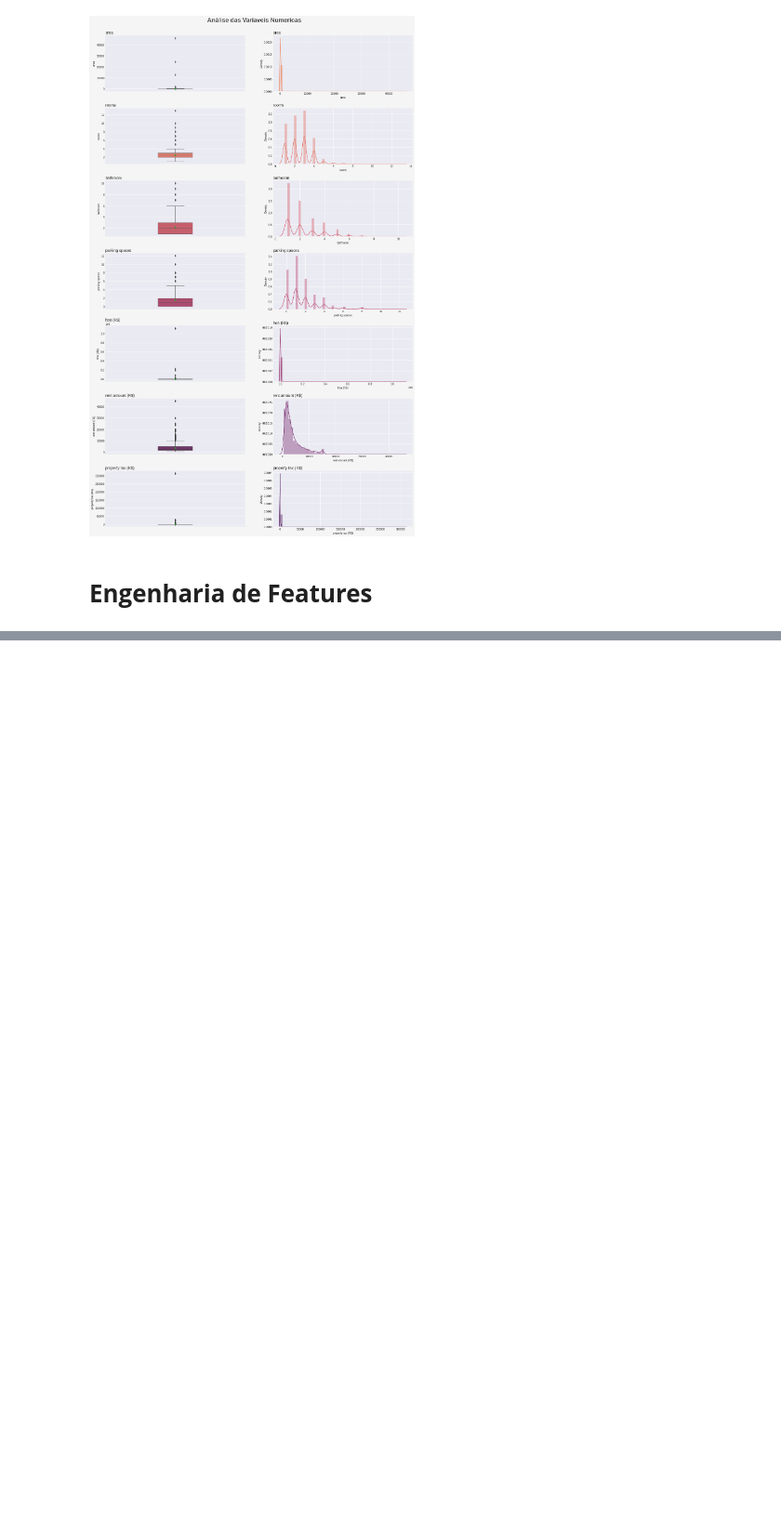
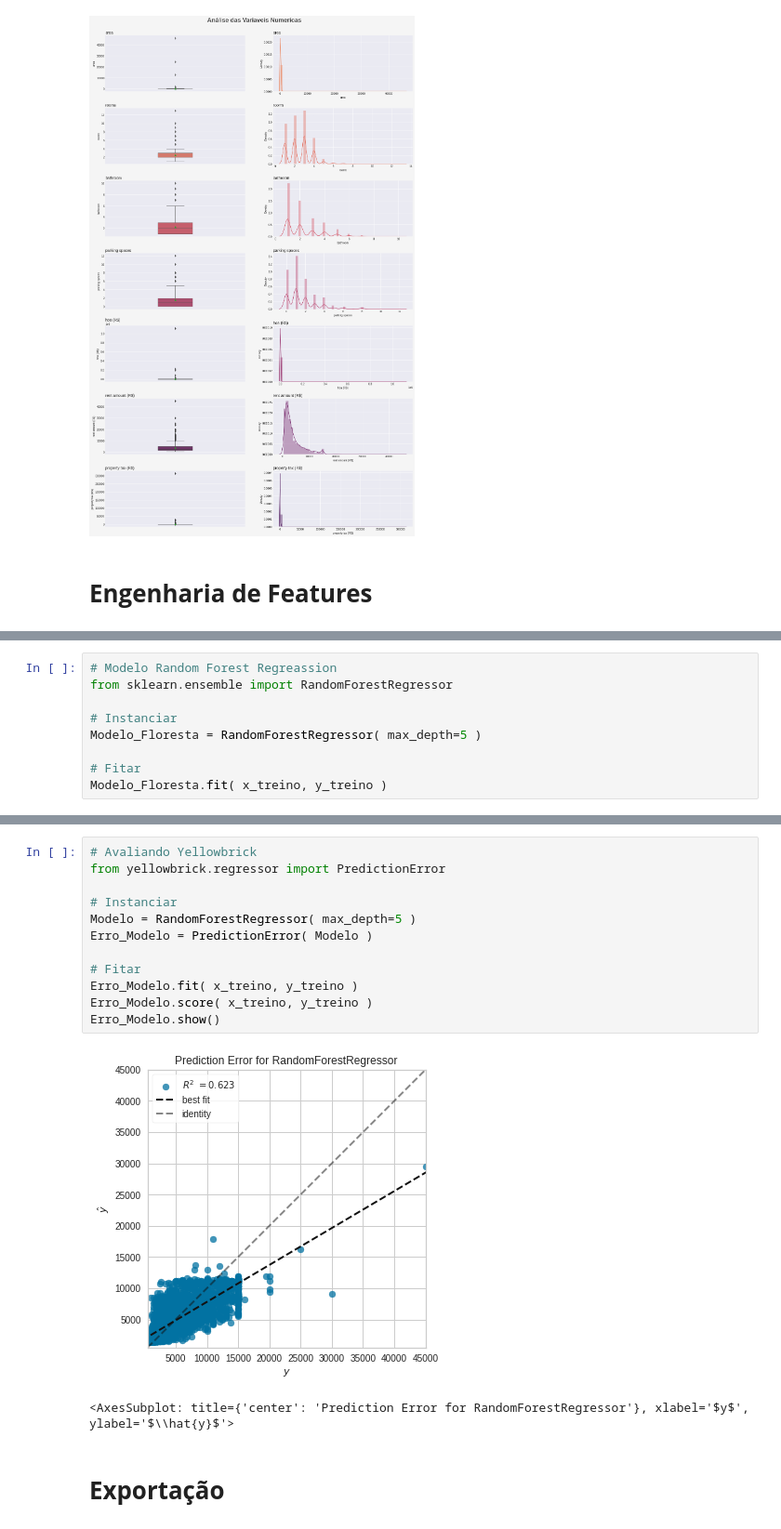
Before and after one commit to luizfernandopavanello/python_courses, a Jupyter notebook: Machine Learning/Projeto End-to-end | Curso Udemy.ipynb, the cells around one changed output, grey strips where cells are left out. Shown: that part at 93% size. Saved outputs shown, nothing was run; the diff lists cells and outputs as text; blank space fills up the shorter version.

```diff
--- a/Machine Learning/Projeto End-to-end | Curso Udemy.ipynb
+++ b/Machine Learning/Projeto End-to-end | Curso Udemy.ipynb
@@ -242,0 +411,9 @@ plt.subplots_adjust( top=0.95, hspace=0.3 )
+# %%
+# Modelo Random Forest Regreassion
+from sklearn.ensemble import RandomForestRegressor
+
+# Instanciar
+Modelo_Floresta = RandomForestRegressor( max_depth=5 )
+
+# Fitar
+Modelo_Floresta.fit( x_treino, y_treino )
@@ -242,0 +435,17 @@ plt.subplots_adjust( top=0.95, hspace=0.3 )
+# %%
+# Avaliando Yellowbrick
+from yellowbrick.regressor import PredictionError
+
+# Instanciar
+Modelo = RandomForestRegressor( max_depth=5 )
+Erro_Modelo = PredictionError( Modelo )
+
+# Fitar
+Erro_Modelo.fit( x_treino, y_treino )
+Erro_Modelo.score( x_treino, y_treino )
+Erro_Modelo.show()
+# %% [output]
+[figure, added]
+<AxesSubplot: title={'center': 'Prediction Error for RandomForestRegressor'}, xlabel='$y$', ylabel='$\\hat{y}$'>
+# %% [markdown]
+# **Exportação**
```
Also changed, not shown: parts of 20 cells of this notebook, 1 other file.
